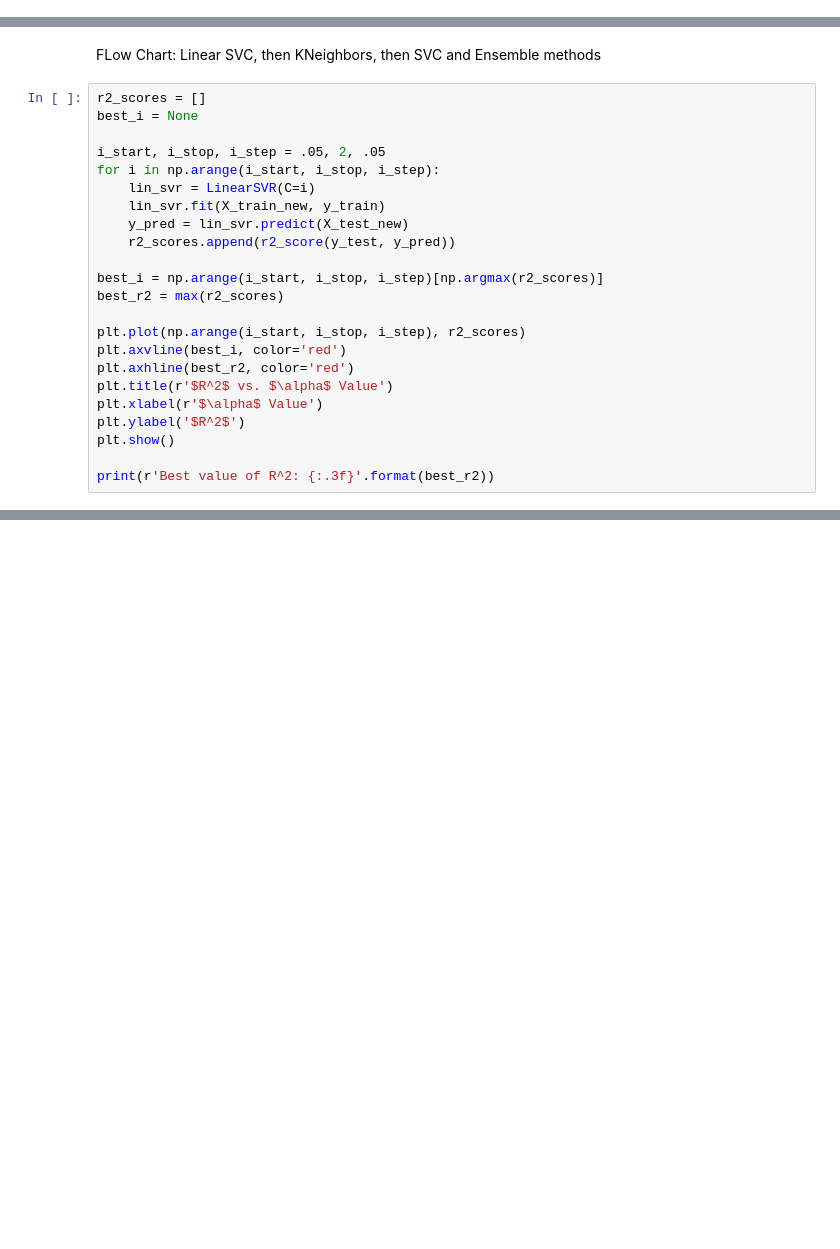
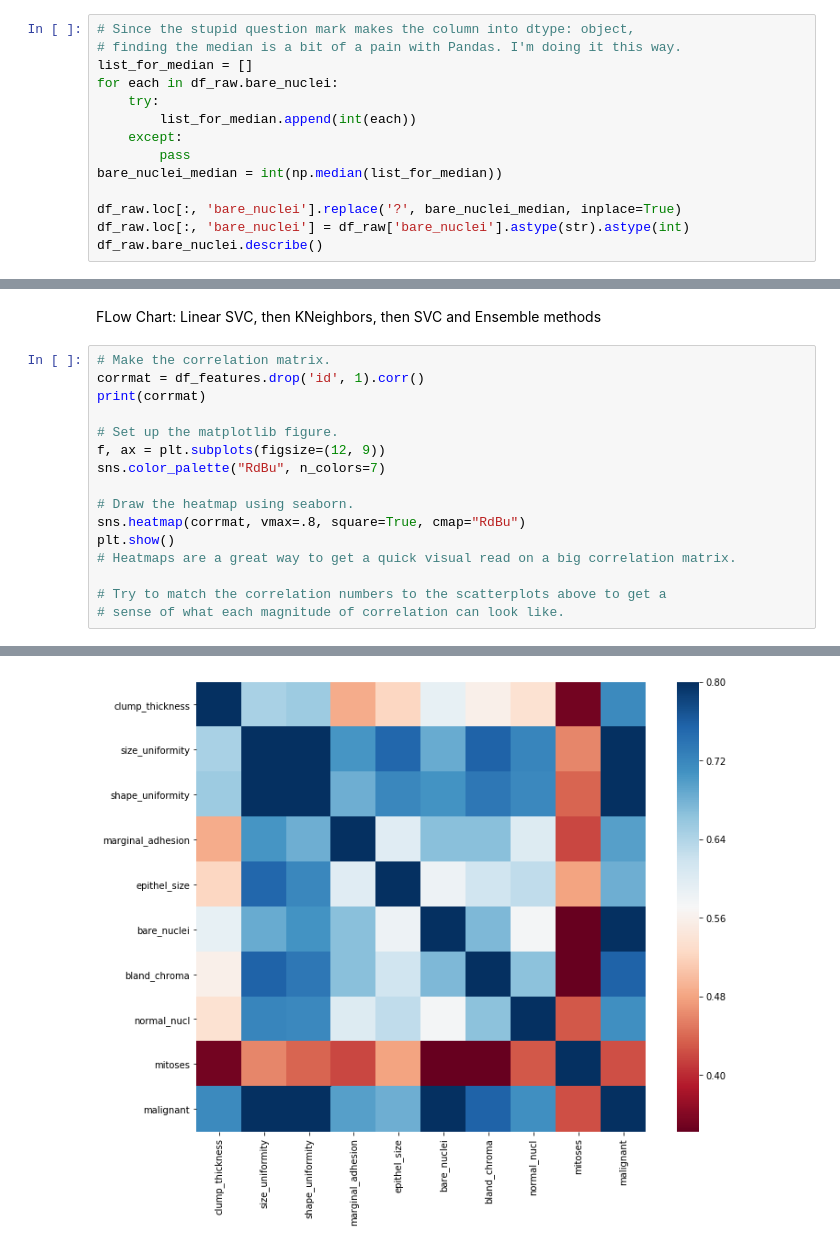
Before and after one commit to bgwilson12/3.6-Supervised-Learning-Potpourri, a Jupyter notebook: 3.6.5 Cancer Diagnostics.ipynb, the cells around one changed output, grey strips where cells are left out. Cells and saved outputs as stored; diff of their text form; blank space fills up the shorter version.

```diff
--- a/3.6.5 Cancer Diagnostics.ipynb
+++ b/3.6.5 Cancer Diagnostics.ipynb
@@ -119,0 +88,14 @@ The dataset documentation said there were some question marks in the data! Since
+# %%
+# Since the stupid question mark makes the column into dtype: object,
+# finding the median is a bit of a pain with Pandas. I'm doing it this way.
+list_for_median = []
+for each in df_raw.bare_nuclei:
+    try:
+        list_for_median.append(int(each))
+    except:
+        pass
+bare_nuclei_median = int(np.median(list_for_median))
+
+df_raw.loc[:, 'bare_nuclei'].replace('?', bare_nuclei_median, inplace=True)
+df_raw.loc[:, 'bare_nuclei'] = df_raw['bare_nuclei'].astype(str).astype(int)
+df_raw.bare_nuclei.describe()
@@ -179,25 +219,19 @@ TypeError: must be str, not float
 # %% [markdown]
 FLow Chart: Linear SVC, then KNeighbors, then SVC and Ensemble methods
-# %%
-r2_scores = []
-best_i = None
-
-i_start, i_stop, i_step = .05, 2, .05
-for i in np.arange(i_start, i_stop, i_step):
-    lin_svr = LinearSVR(C=i)
-    lin_svr.fit(X_train_new, y_train)
-    y_pred = lin_svr.predict(X_test_new)
-    r2_scores.append(r2_score(y_test, y_pred))
-
-best_i = np.arange(i_start, i_stop, i_step)[np.argmax(r2_scores)]
-best_r2 = max(r2_scores)
-
-plt.plot(np.arange(i_start, i_stop, i_step), r2_scores)
-plt.axvline(best_i, color='red')
-plt.axhline(best_r2, color='red')
-plt.title(r'$R^2$ vs. $\alpha$ Value')
-plt.xlabel(r'$\alpha$ Value')
-plt.ylabel('$R^2$')
-plt.show()
-
-print(r'Best value of R^2: {:.3f}'.format(best_r2))
+# %%
+# Make the correlation matrix.
+corrmat = df_features.drop('id', 1).corr()
+print(corrmat)
+
+# Set up the matplotlib figure.
+f, ax = plt.subplots(figsize=(12, 9))
+sns.color_palette("RdBu", n_colors=7)
+
+# Draw the heatmap using seaborn.
+sns.heatmap(corrmat, vmax=.8, square=True, cmap="RdBu")
+plt.show()
+# Heatmaps are a great way to get a quick visual read on a big correlation matrix.
+
+# Try to match the correlation numbers to the scatterplots above to get a
+# sense of what each magnitude of correlation can look like.
+# %% [output]
@@ -203,0 +255 @@ print(r'Best value of R^2: {:.3f}'.format(best_r2))
+[figure, added]
```
Also changed, not shown: parts of 22 cells of this notebook.
